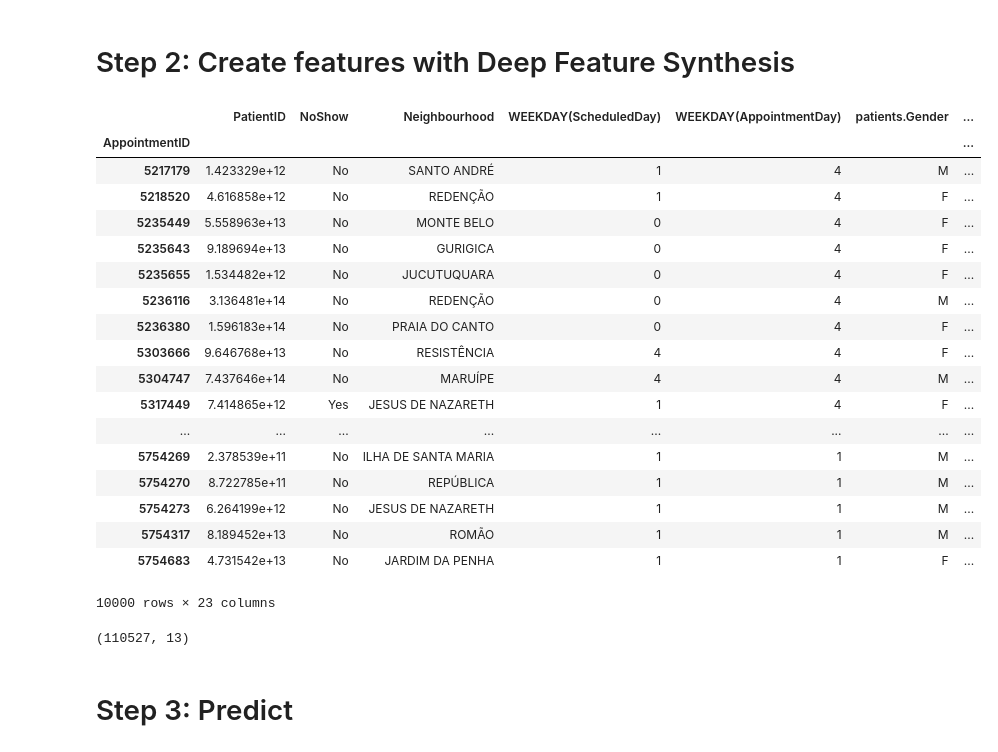
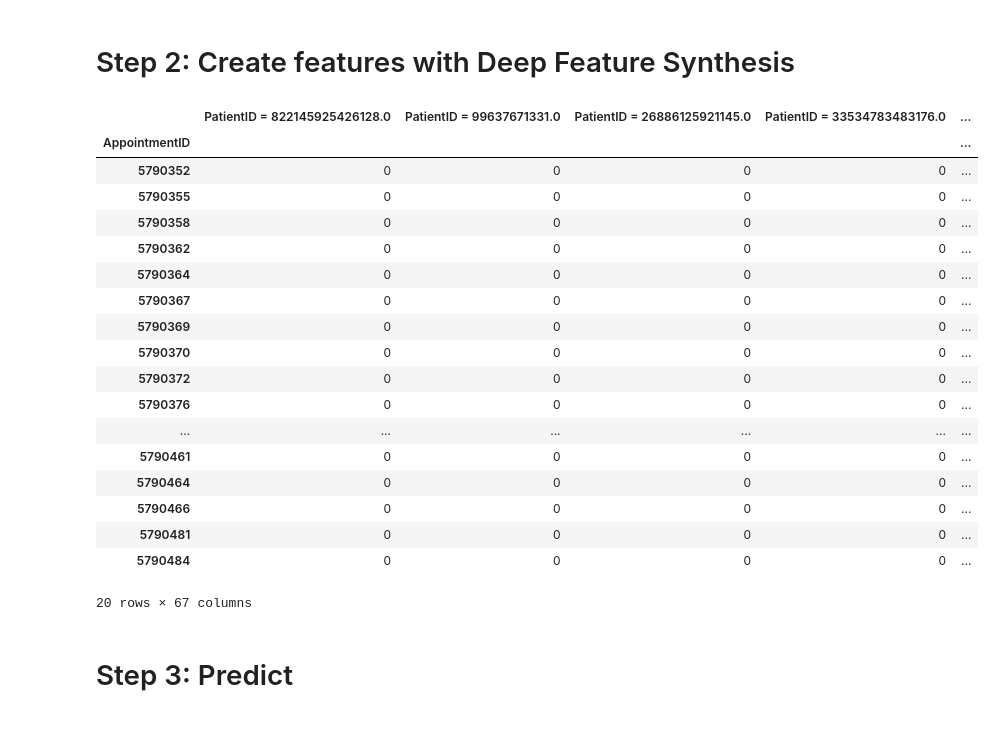
Before and after one commit to alteryx/predict-appointment-noshow, a Jupyter notebook: Appointment-Noshow-Demo.ipynb, the cells around one changed output. Saved outputs shown, nothing was run; the diff lists cells and outputs as text; code cells hidden in the pictures.

```diff
--- a/Appointment-Noshow-Demo.ipynb
+++ b/Appointment-Noshow-Demo.ipynb
@@ -15,4 +16,7 @@ data.rename(columns = {'Hipertension': 'Hypertension',
                        'Handcap': 'Handicap',
                        'PatientId': 'PatientID',
                        'No-show': 'NoShow'}, inplace = True)
+data['NoShow'] = data['NoShow'].map({'No': 0, 'Yes': 1})
 data.head()
+
+cutoff_times = data[['AppointmentID', 'AppointmentDay']]
@@ -35,10 +31,11 @@ variable_types = {'Gender': vtypes.Categorical,
                   'Diabetes': vtypes.Boolean,
                   'Alcoholism': vtypes.Boolean,
                   'Handicap': vtypes.Boolean,
-                  'SMS_received': vtypes.Boolean,
                   'ScheduledDay': vtypes.Datetime,
                   'AppointmentDay': vtypes.Datetime,
-                  'Neighbourhood': vtypes.Categorical}
+                  'Neighbourhood': vtypes.Categorical,
+                  'NoShow': vtypes.Boolean,
+                  'SMS_received': vtypes.Boolean}
 
 # Create an `EntitySet` named `appointment_data`
 es = ft.EntitySet('appointment_data')
@@ -48,4 +45,12 @@ es = es.entity_from_dataframe(entity_id="appointments",
                               dataframe=data,
                               index='AppointmentID',
                               time_index='ScheduledDay',
+                              secondary_time_index={'AppointmentDay': ['NoShow']},
                               variable_types=variable_types)
+
+es.normalize_entity('appointments', 'patients', 'PatientID',
+                    make_time_index=True)
+es.normalize_entity('appointments', 'ages', 'Age',
+                    make_time_index=False)
+es.normalize_entity('appointments', 'genders', 'Gender',
+                    make_time_index=False)
@@ -80,39 +78,41 @@ Prob = make_agg_primitive(probability,
                           input_types=[vtypes.Boolean],
                           return_type=vtypes.Numeric)
 # %%
-from featuretools.primitives import Weekday, Hour
+from featuretools.primitives import Weekday, Hour, Count
 fm, features = ft.dfs(entityset=es,
                       target_entity='appointments',
-                      agg_primitives=[Prob],
-                      trans_primitives=[Weekday],
+                      agg_primitives=[Prob, Count],
+                      trans_primitives=[Weekday, Hour],
                       max_depth=3,
-                      cutoff_time=cutoff_times[0:10000],
+                      cutoff_time=cutoff_times,
                       features_only=False,
                       verbose=True)
-fm
+fm, features = ft.synthesis.encode_features(fm, features,
+                                            top_n=5,
+                                            include_unknown=False,
+                                            to_encode=None,
+                                            inplace=False,
+                                            verbose=False)
+fm.tail(20)
 # %% [output]
-|  | PatientID | NoShow | Neighbourhood | WEEKDAY(ScheduledDay) | WEEKDAY(AppointmentDay) | patients.Gender | ... |
-| AppointmentID |  |  |  |  |  |  | ... |
-| 5217179 | 1.423329e+12 | No | SANTO ANDRÉ | 1 | 4 | M | ... |
-| 5218520 | 4.616858e+12 | No | REDENÇÃO | 1 | 4 | F | ... |
-| 5235449 | 5.558963e+13 | No | MONTE BELO | 0 | 4 | F | ... |
-| 5235643 | 9.189694e+13 | No | GURIGICA | 0 | 4 | F | ... |
-| 5235655 | 1.534482e+12 | No | JUCUTUQUARA | 0 | 4 | F | ... |
-| 5236116 | 3.136481e+14 | No | REDENÇÃO | 0 | 4 | M | ... |
-| 5236380 | 1.596183e+14 | No | PRAIA DO CANTO | 0 | 4 | F | ... |
-| 5303666 | 9.646768e+13 | No | RESISTÊNCIA | 4 | 4 | F | ... |
-| 5304747 | 7.437646e+14 | No | MARUÍPE | 4 | 4 | M | ... |
-| 5317449 | 7.414865e+12 | Yes | JESUS DE NAZARETH | 1 | 4 | F | ... |
-| ... | ... | ... | ... | ... | ... | ... | ... |
-| 5754269 | 2.378539e+11 | No | ILHA DE SANTA MARIA | 1 | 1 | M | ... |
-| 5754270 | 8.722785e+11 | No | REPÚBLICA | 1 | 1 | M | ... |
-| 5754273 | 6.264199e+12 | No | JESUS DE NAZARETH | 1 | 1 | M | ... |
-| 5754317 | 8.189452e+13 | No | ROMÃO | 1 | 1 | M | ... |
-| 5754683 | 4.731542e+13 | No | JARDIM DA PENHA | 1 | 1 | F | ... |
+|  | PatientID = 822145925426128.0 | PatientID = 99637671331.0 | PatientID = 26886125921145.0 | PatientID = 33534783483176.0 | ... |
+| AppointmentID |  |  |  |  | ... |
+| 5790352 | 0 | 0 | 0 | 0 | ... |
+| 5790355 | 0 | 0 | 0 | 0 | ... |
+| 5790358 | 0 | 0 | 0 | 0 | ... |
+| 5790362 | 0 | 0 | 0 | 0 | ... |
+| 5790364 | 0 | 0 | 0 | 0 | ... |
+| 5790367 | 0 | 0 | 0 | 0 | ... |
+| 5790369 | 0 | 0 | 0 | 0 | ... |
+| 5790370 | 0 | 0 | 0 | 0 | ... |
+| 5790372 | 0 | 0 | 0 | 0 | ... |
+| 5790376 | 0 | 0 | 0 | 0 | ... |
+| ... | ... | ... | ... | ... | ... |
+| 5790461 | 0 | 0 | 0 | 0 | ... |
+| 5790464 | 0 | 0 | 0 | 0 | ... |
+| 5790466 | 0 | 0 | 0 | 0 | ... |
+| 5790481 | 0 | 0 | 0 | 0 | ... |
+| 5790484 | 0 | 0 | 0 | 0 | ... |
-10000 rows × 23 columns
+20 rows × 67 columns
-# %%
-fm.shape
-# %% [output]
-(110527, 13)
 # %% [markdown]
 # Step 3: Predict
```
Also changed, not shown: parts of 8 cells of this notebook.
